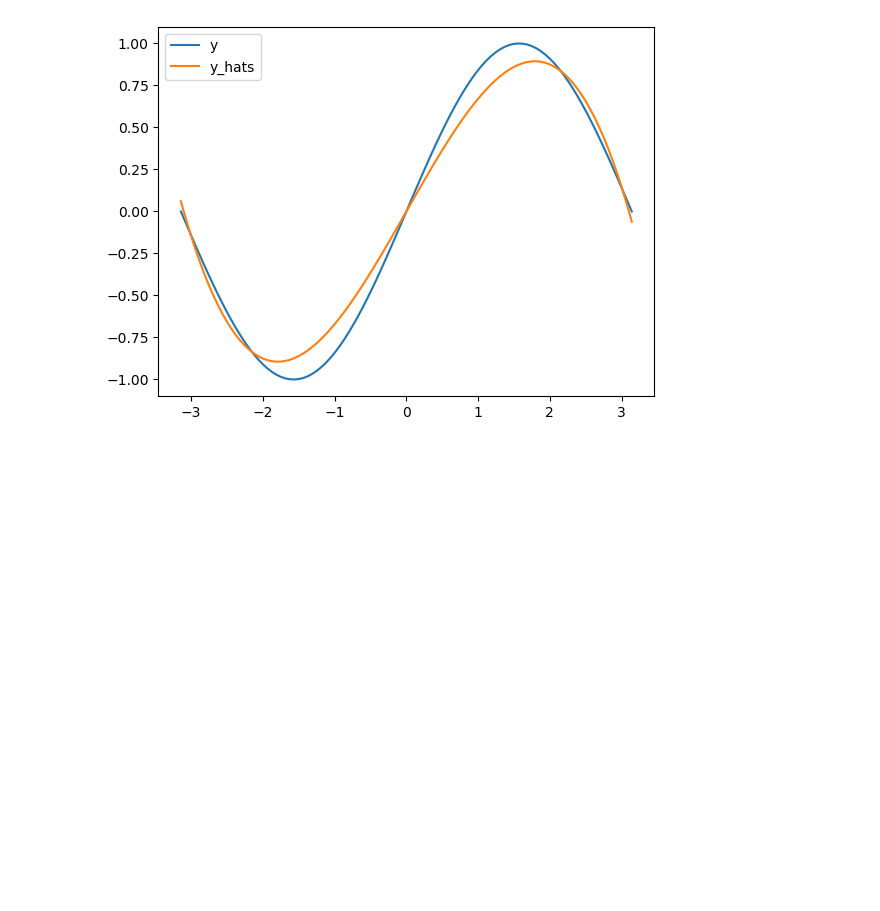
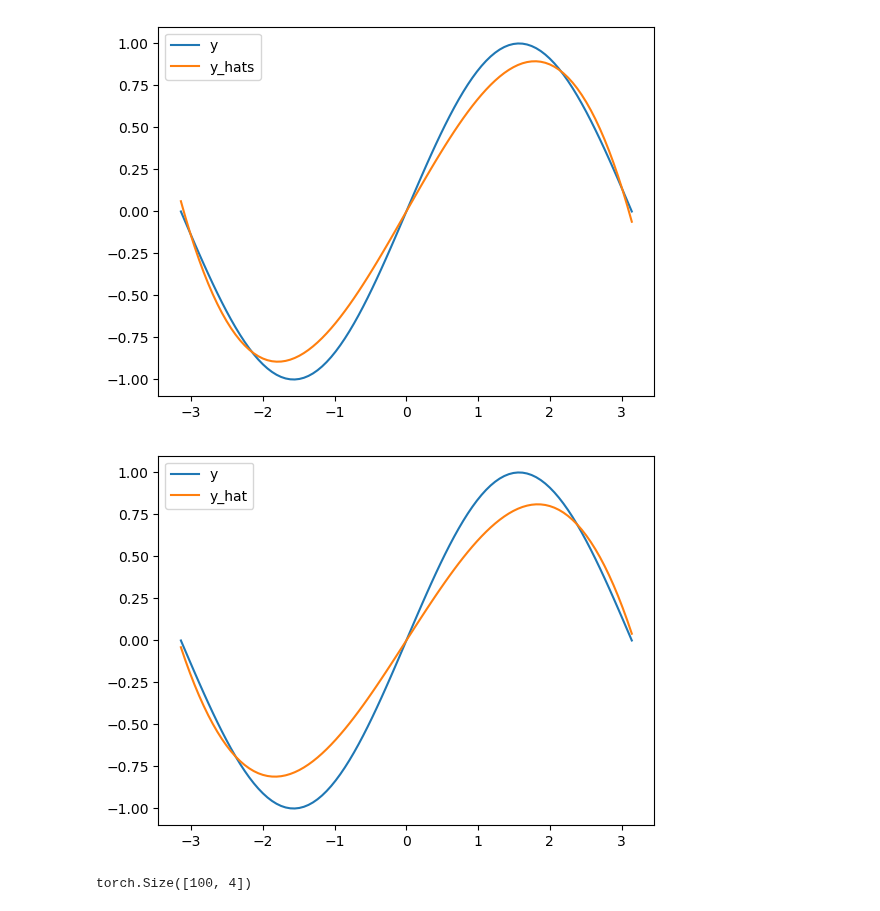
Before and after one commit to djdjdjdfh1/deep-learning, a Jupyter notebook: model12.ipynb, the cells around one changed output. Saved outputs shown, nothing was run; the diff lists cells and outputs as text; code cells hidden in the pictures; blank space fills up the shorter version.

Commit message:
dl torch 미분

```diff
--- a/model12.ipynb
+++ b/model12.ipynb
@@ -113,22 +113,38 @@ plt.show()
 # %%
 from torch.optim.adam import Adam
 import torch
 import numpy as np
 torch.manual_seed(42)
 np.random.seed(42)
 
 X = torch.linspace(-np.pi, np.pi, 100)
 y = torch.sin(X)
 
 a = torch.tensor(0., requires_grad=True)
 b = torch.tensor(0., requires_grad=True)
 c = torch.tensor(0., requires_grad=True)
 d = torch.tensor(0., requires_grad=True)
 
 eta = 1e-3
 epochs = 1000
 
 mse_history = np.zeros(epochs)
 parameter_history = np.zeros( (epochs, 4) )
 
 optim = Adam([a,b,c,d], lr=eta)
+for epoch in range(epochs):
+    optim.zero_grad()
+
+    y_hat = a*X**3 + b*X**2 + c*X + d
+
+    e = y-y_hat
+    mse = torch.mean(e**2)
+    mse.backward()
+    optim.step()
+
+plt.plot(X,y,label='y')
+plt.plot(X,y_hat.detach().numpy(),label='y_hat')
+plt.legend()
+plt.show()
+# %% [output]
+[figure, added]
@@ -134,0 +155,4 @@ optim = Adam([a,b,c,d], lr=eta)
+# %%
+X = torch.stack([X**3, X**2, X, torch.ones_like(X)], dim=1).size()
+# %% [output]
+torch.Size([100, 4])
```
Also changed, not shown: parts of 2 cells of this notebook.
